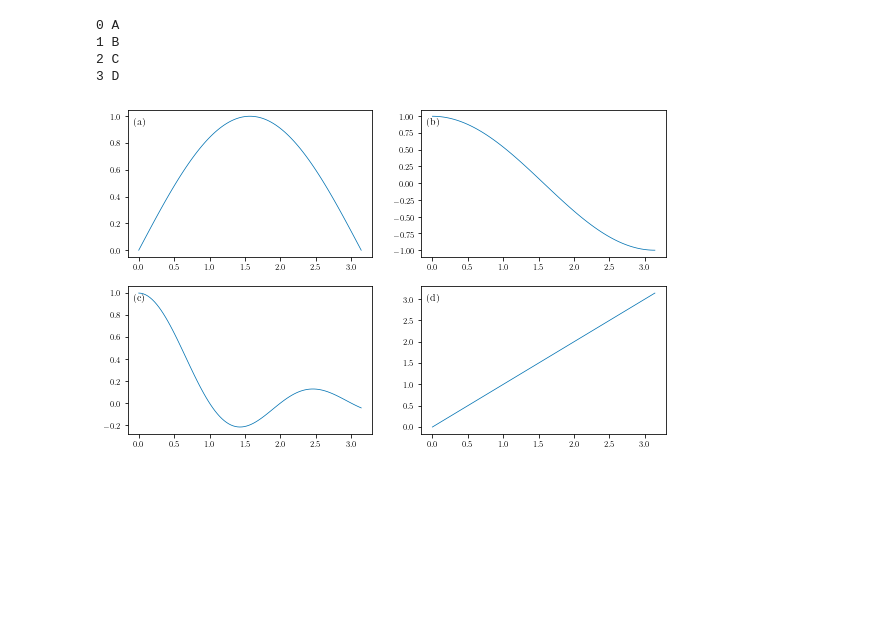
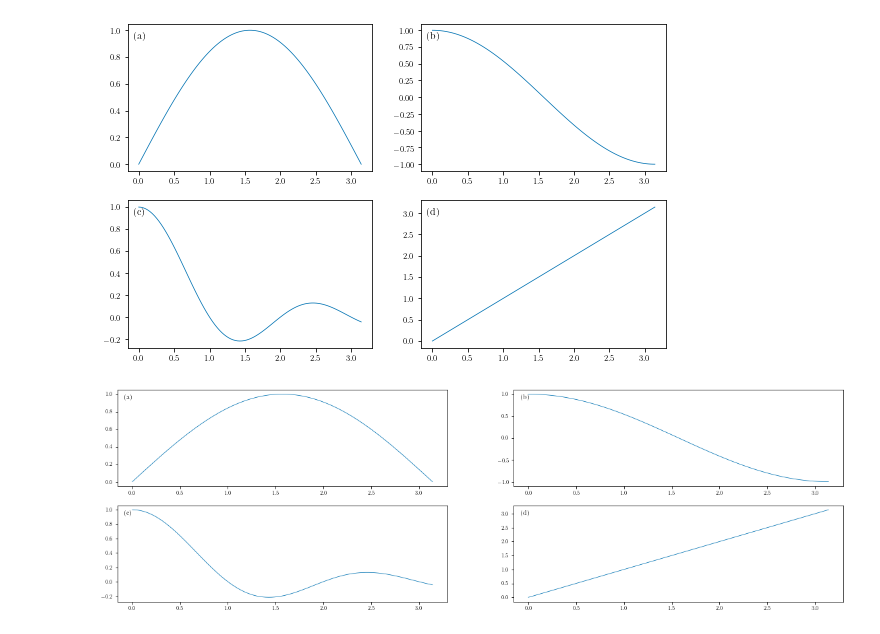
Before and after one commit to ai4er-cdt/geograph, a Jupyter notebook: notebooks/exploratory/sdat2-A-plot-style-test.ipynb, the cells around one changed output. Saved outputs shown, nothing was run; the diff lists cells and outputs as text; code cells hidden in the pictures; blank space fills up the shorter version.

Commit message:
fix: removed subplot argument from set_dim, get_dim

```diff
--- a/notebooks/exploratory/sdat2-A-plot-style-test.ipynb
+++ b/notebooks/exploratory/sdat2-A-plot-style-test.ipynb
@@ -18,12 +21,22 @@ axs[0, 1].plot(x, np.cos(x))
 axs[1, 0].plot(x, np.sinc(x))
 axs[1, 1].plot(x, np.abs(x))
 
-set_dim(fraction_of_line_width=1, subplot=[1, 1], ratio=(5**.5 - 1) / 2)
+set_dim(fraction_of_line_width=1, ratio=(5**.5 - 1) / 2)
 
 label_subplots(axs, start_from=0, fontsize=10)
 # %% [output]
-0 A
-1 B
-2 C
-3 D
 [figure]
+# %%
+fig, axs = plt.subplots(2, 2)
+
+x=np.linspace(0, np.pi, num=100)
+axs[0, 0].plot(x, np.sin(x))
+axs[0, 1].plot(x, np.cos(x))
+axs[1, 0].plot(x, np.sinc(x))
+axs[1, 1].plot(x, np.abs(x))
+
+set_dim(fraction_of_line_width=2, ratio=0.3) # (5**.5 - 1) / 2)
+
+label_subplots(axs, start_from=0, fontsize=10)
+# %% [output]
+[figure, added]
```
Also changed, not shown: parts of 1 cell of this notebook, 1 other file.
